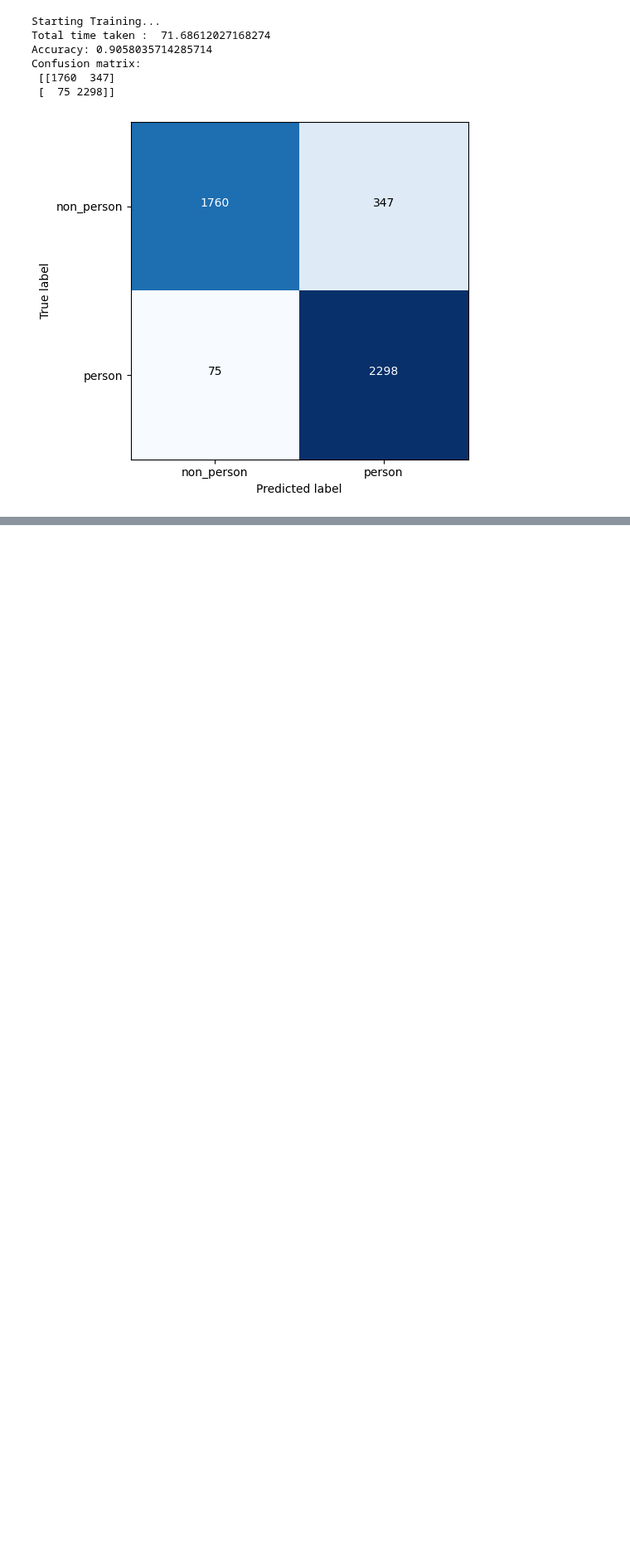
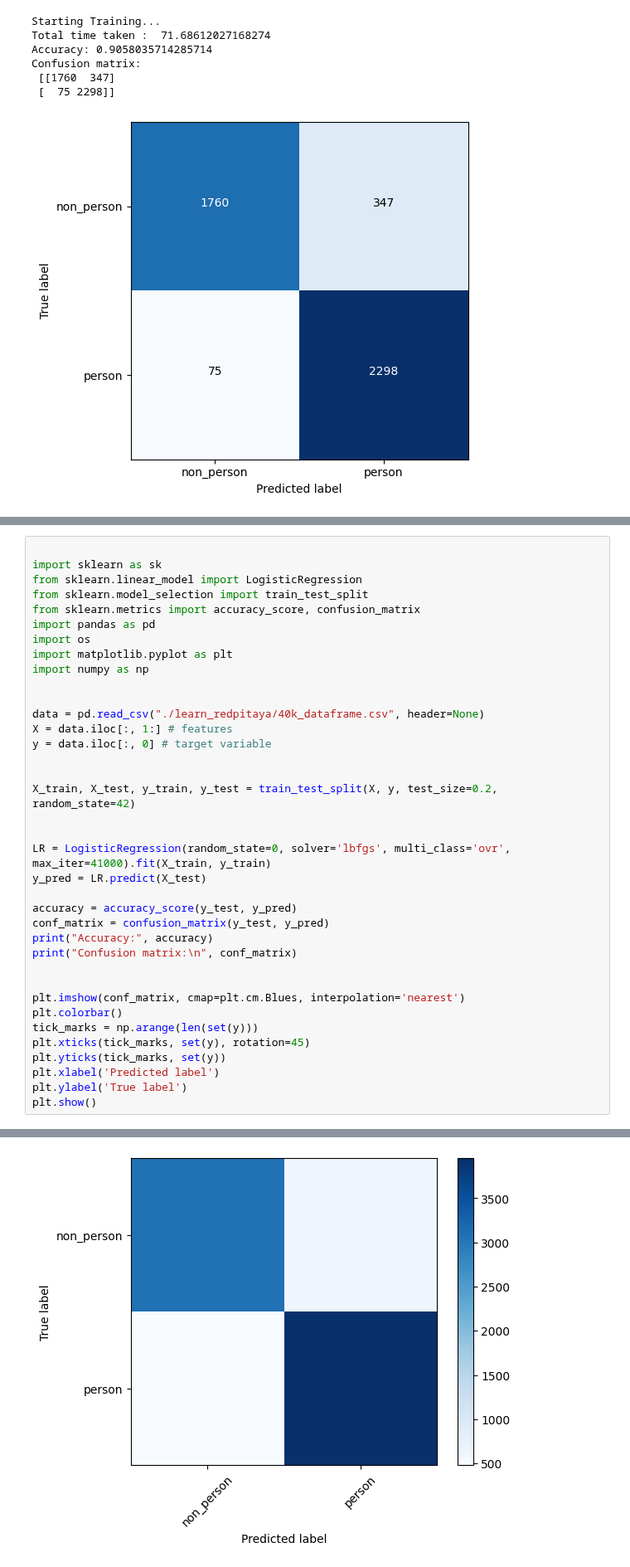
Before and after one commit to bisalgt/playground, a Jupyter notebook: classification problem.ipynb, the cells around one changed output, grey strips where cells are left out. Shown at 83% size. Saved outputs shown, nothing was run; the diff lists cells and outputs as text; blank space fills up the shorter version.

```diff
--- a/classification problem.ipynb
+++ b/classification problem.ipynb
@@ -805,0 +869,38 @@ Confusion matrix:
+# %%
+
+import sklearn as sk
+from sklearn.linear_model import LogisticRegression
+from sklearn.model_selection import train_test_split
+from sklearn.metrics import accuracy_score, confusion_matrix
+import pandas as pd
+import os
+import matplotlib.pyplot as plt
+import numpy as np
+
+
+data = pd.read_csv("./learn_redpitaya/40k_dataframe.csv", header=None)
+X = data.iloc[:, 1:] # features
+y = data.iloc[:, 0] # target variable
+
+
+X_train, X_test, y_train, y_test = train_test_split(X, y, test_size=0.2, random_state=42)
+
+
+LR = LogisticRegression(random_state=0, solver='lbfgs', multi_class='ovr', max_iter=41000).fit(X_train, y_train)
+y_pred = LR.predict(X_test)
+
+accuracy = accuracy_score(y_test, y_pred)
+conf_matrix = confusion_matrix(y_test, y_pred)
+print("Accuracy:", accuracy)
+print("Confusion matrix:\n", conf_matrix)
+
+
+plt.imshow(conf_matrix, cmap=plt.cm.Blues, interpolation='nearest')
+plt.colorbar()
+tick_marks = np.arange(len(set(y)))
+plt.xticks(tick_marks, set(y), rotation=45)
+plt.yticks(tick_marks, set(y))
+plt.xlabel('Predicted label')
+plt.ylabel('True label')
+plt.show()
+# %% [output]
@@ -805,0 +911 @@ Confusion matrix:
+[figure, added]
```
Also changed, not shown: parts of 2 cells of this notebook, 2 other files.
